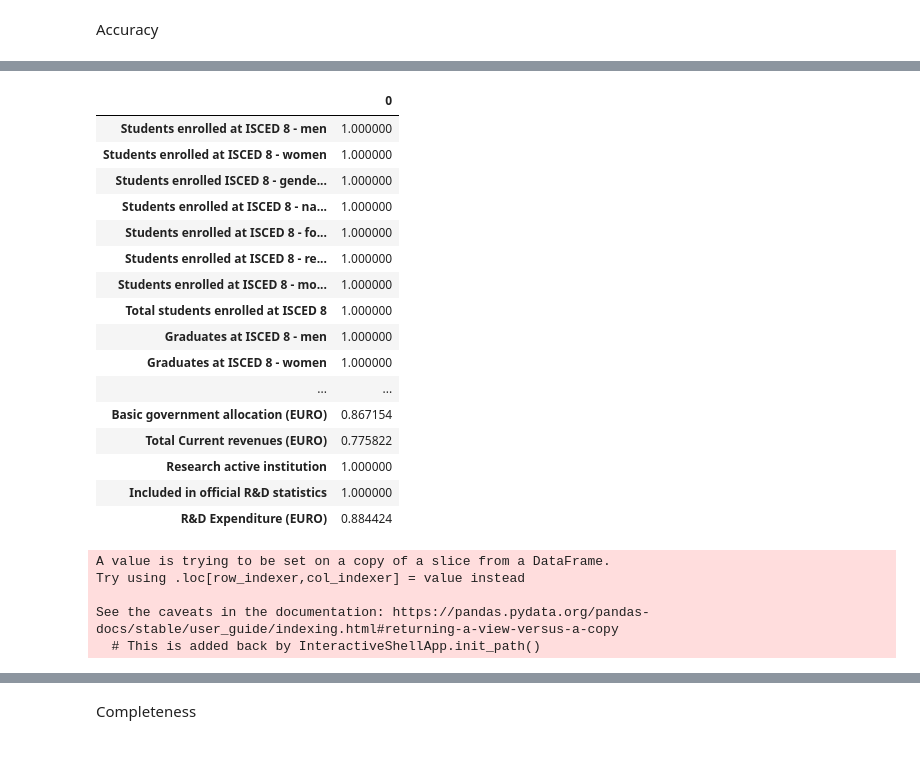
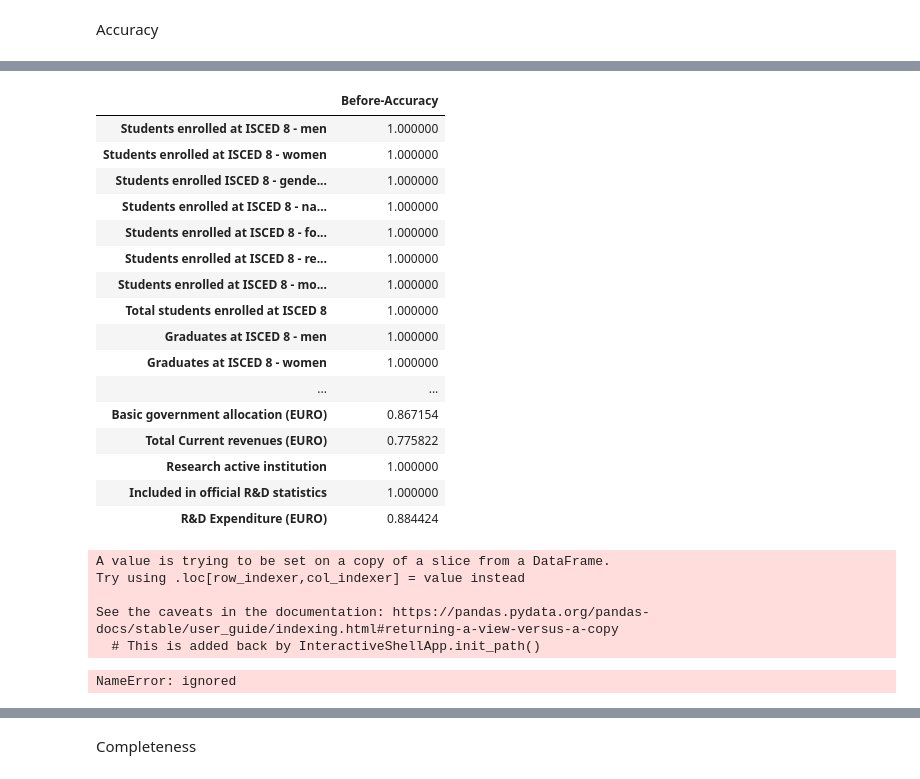
Before and after one commit to robertapassarelli/QME_projectwork, a Jupyter notebook: project_qme.ipynb, the cells around one changed output, grey strips where cells are left out. Saved outputs shown, nothing was run; the diff lists cells and outputs as text; code cells hidden in the pictures.

```diff
--- a/project_qme.ipynb
+++ b/project_qme.ipynb
@@ -115,14 +117,16 @@ var_check = [
        'Total graduates at ISCED 8','Erasmus incoming students - ISCED 8',
        'Erasmus outgoing students - ISCED 8', 'PhD intensity', 'Personnel expenditure (EURO)',
        'Non-personnel expenditure (EURO)', 'Expenditure unclassified (EURO)',
-       'Total Current expenditure (EURO)', 'Capital expenditure (EURO)',
+       'Total Current expenditure (EURO)',
        'Basic government allocation (EURO)', 'Total Current revenues (EURO)',
        'Research active institution', 'Included in official R&D statistics', 'R&D Expenditure (EURO)'
        ]
 # %%
-pd.DataFrame.from_dict(before_accuracy, orient='index').loc[var_check, :]
+df_before_accuracy = pd.DataFrame.from_dict(before_accuracy, orient='index',
+                                            columns=['Before-Accuracy']).loc[var_check, :]
+df_before_accuracy
 # %% [output]
-|  | 0 |
+|  | Before-Accuracy |
 | Students enrolled at ISCED 8 - men | 1.000000 |
 | Students enrolled at ISCED 8 - women | 1.000000 |
 | Students enrolled ISCED 8 - gende... | 1.000000 |
@@ -173,4 +177,6 @@ for j in var_check:
             if list(raw_data_acc[j])[i] in (missing_values):
                 counter+=1
     after_accuracy[j]=counter/len(raw_data)
+# %% [output]
+NameError: ignored
 # %%
```
Also changed, not shown: parts of 31 cells of this notebook.
